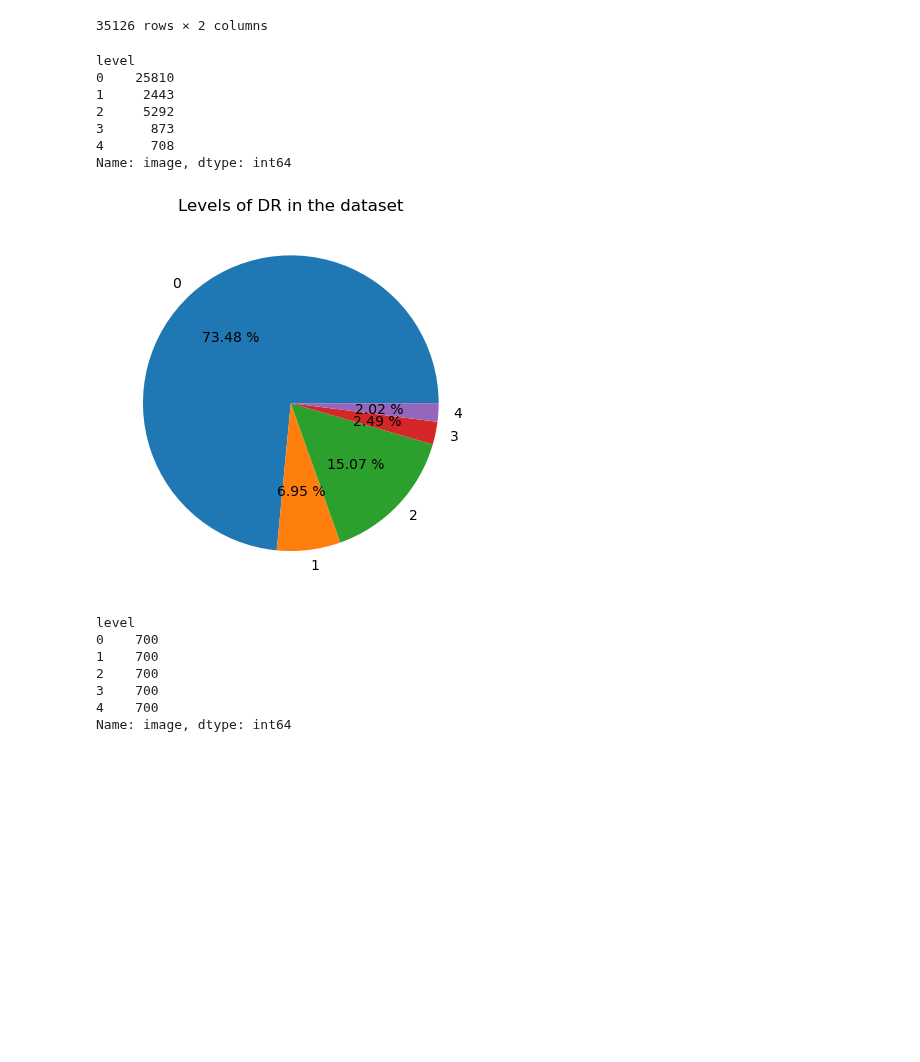
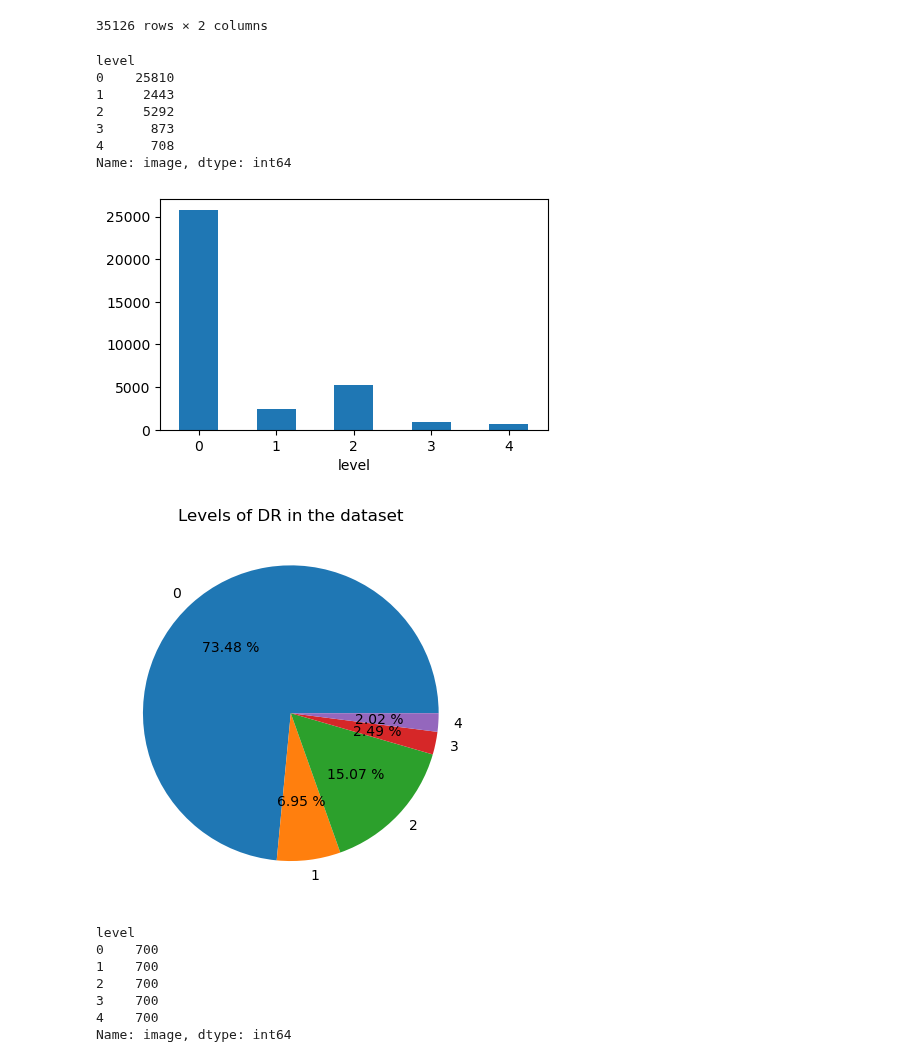
Before and after one commit to AlbertoRomanRamosRodriguez/Tesis-de-Grado, a Jupyter notebook: exploring-kaggle-dr.ipynb, the cells around one changed output. Cells and saved outputs as stored; diff of their text form; code cells hidden in the pictures; blank space fills up the shorter version.

Commit message:
Added bar plot to show the number of images

```diff
--- a/exploring-kaggle-dr.ipynb
+++ b/exploring-kaggle-dr.ipynb
@@ -35,19 +35,32 @@ orig_ds
 35126 rows × 2 columns
 # %%
 display(orig_ds.groupby('level')['image'].count())
+
+dfp = orig_ds.pivot_table(
+    index='level',
+    aggfunc='size'
+)
+dfp.plot(
+    kind='bar',
+    figsize=(5,3),
+    rot=0
+)
+plt.show()
+
 classes = 5
 plt.pie([orig_ds.loc[orig_ds['level'] == n].count()[0] for n in range(classes)], labels = range(classes), autopct='%.2f %%')
 plt.title("Levels of DR in the dataset")
 plt.show()
 # %% [output]
 level
 0    25810
 1     2443
 2     5292
 3      873
 4      708
 Name: image, dtype: int64
-[figure, old version]
+[figure, new version]
+[figure, added]
 # %%
 dataset = orig_ds.groupby(['level']).sample(700)
 display(dataset.groupby('level')['image'].count())
```
